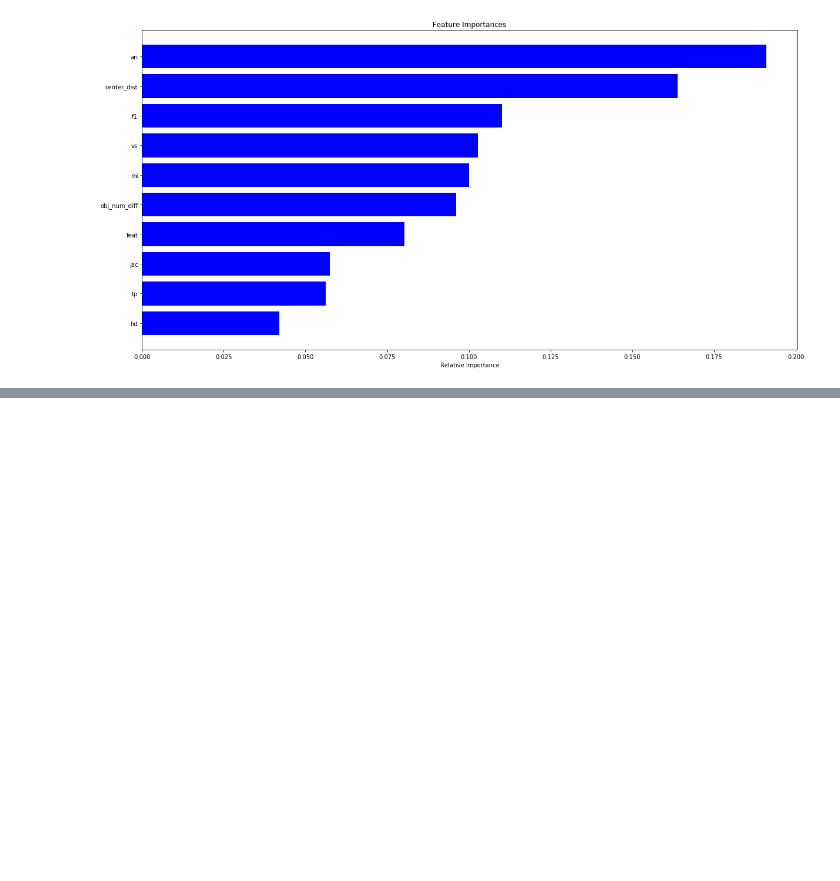
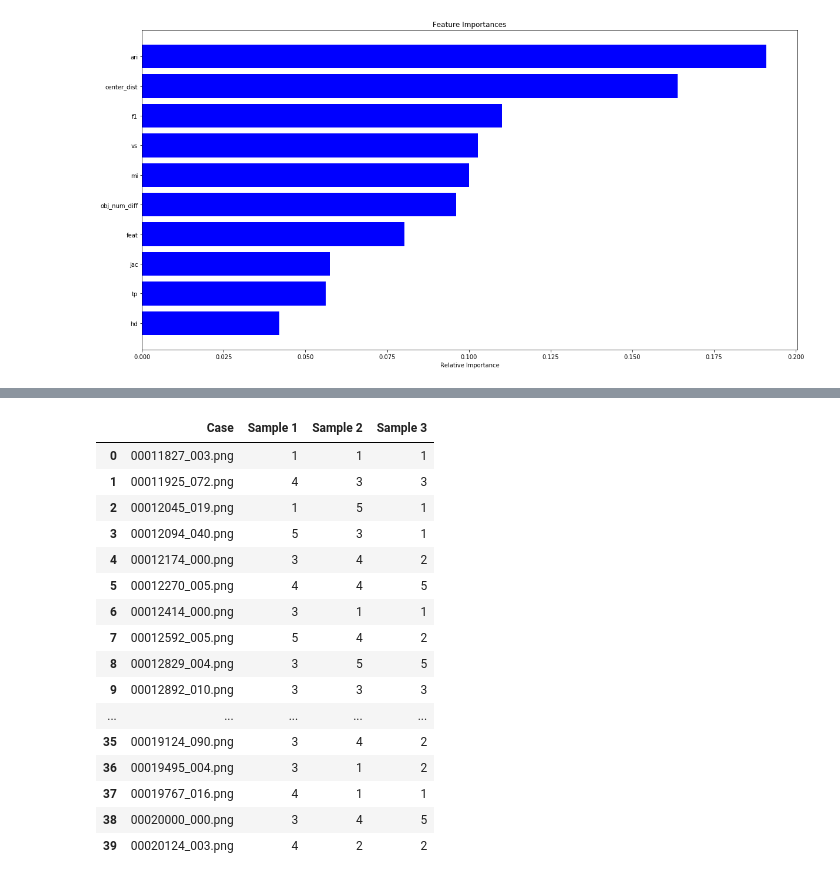
Before and after one commit to Rtut654/med_images, a Jupyter notebook: nonlinear_models.ipynb, the cells around one changed output, grey strips where cells are left out. Saved outputs shown, nothing was run; the diff lists cells and outputs as text; code cells hidden in the pictures; blank space fills up the shorter version.

```diff
--- a/nonlinear_models.ipynb
+++ b/nonlinear_models.ipynb
@@ -118,0 +139,4 @@ plt.show()
+# %%
+test_data.fillna(0, inplace=True)
+test_data.drop(['name', 'type'], axis=1, inplace=True)
+test_data.head()
@@ -118,0 +150,27 @@ plt.show()
+# %%
+test_data['obj_num_diff'] = test_data['obj_num_diff'].abs()
+# %%
+pred = best_clf_rf.predict(test_data)
+pred = pred.reshape((40, 3))
+# %%
+test_data_format.iloc[:,1:] = pred
+# %%
+test_data_format
+# %% [output]
+|  | Case | Sample 1 | Sample 2 | Sample 3 |
+| 0 | 00011827_003.png | 1 | 1 | 1 |
+| 1 | 00011925_072.png | 4 | 3 | 3 |
+| 2 | 00012045_019.png | 1 | 5 | 1 |
+| 3 | 00012094_040.png | 5 | 3 | 1 |
+| 4 | 00012174_000.png | 3 | 4 | 2 |
+| 5 | 00012270_005.png | 4 | 4 | 5 |
+| 6 | 00012414_000.png | 3 | 1 | 1 |
+| 7 | 00012592_005.png | 5 | 4 | 2 |
+| 8 | 00012829_004.png | 3 | 5 | 5 |
+| 9 | 00012892_010.png | 3 | 3 | 3 |
+| ... | ... | ... | ... | ... |
+| 35 | 00019124_090.png | 3 | 4 | 2 |
+| 36 | 00019495_004.png | 3 | 1 | 2 |
+| 37 | 00019767_016.png | 4 | 1 | 1 |
+| 38 | 00020000_000.png | 3 | 4 | 5 |
+| 39 | 00020124_003.png | 4 | 2 | 2 |
```
Also changed, not shown: parts of 4 cells of this notebook, 4 other files.
